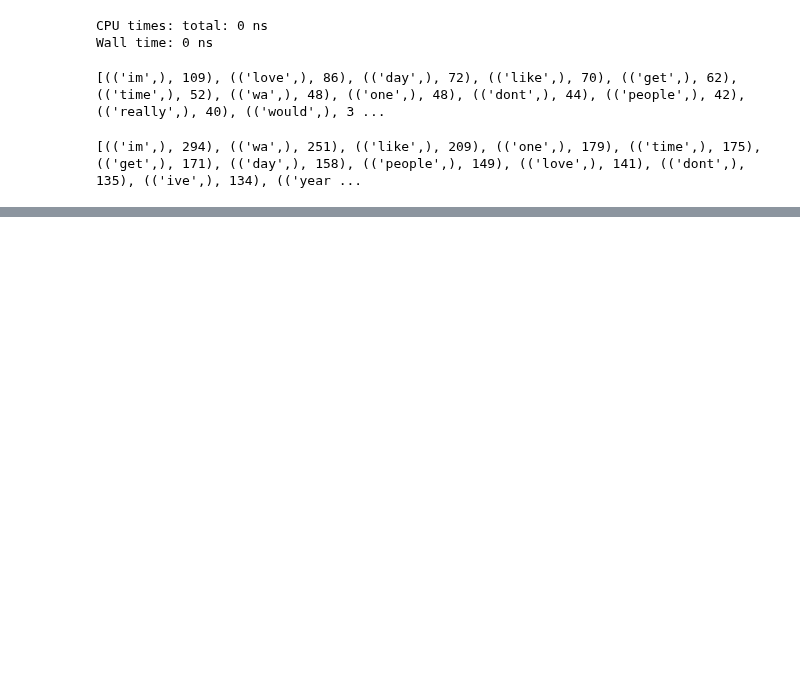
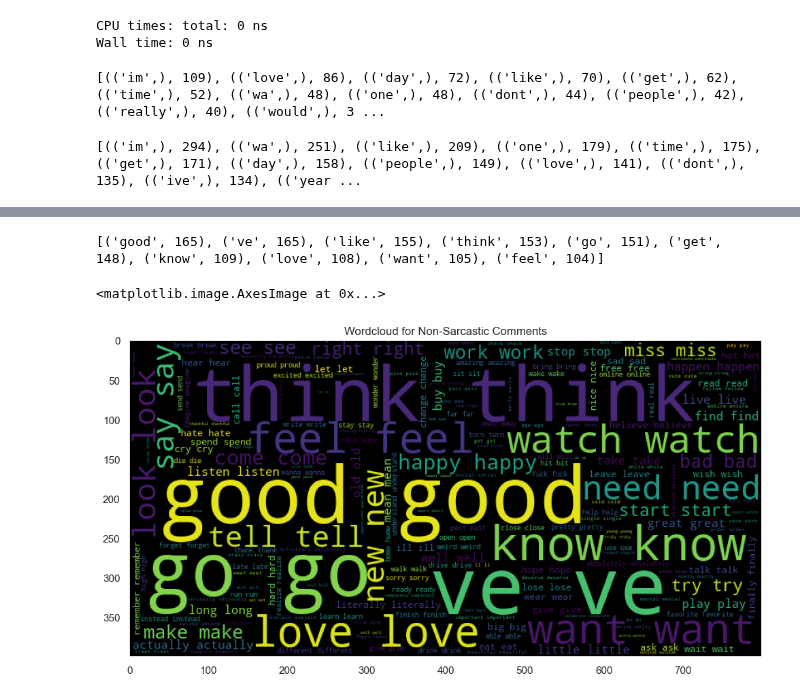
Before and after one commit to omarsrstt/nlp_project, a Jupyter notebook: src/keyword_classifier.ipynb, the cells around one changed output, grey strips where cells are left out. Saved outputs shown, nothing was run; the diff lists cells and outputs as text; code cells hidden in the pictures; blank space fills up the shorter version.

```diff
--- a/src/keyword_classifier.ipynb
+++ b/src/keyword_classifier.ipynb
@@ -362,3 +371,25 @@ defaultdict(<class 'int'>,
+# %%
+non_sarcastic_comments = data.loc[data[label_col_name] == 0, comment_col_name]
+non_sarcastic_keywords = POSKeywordExtractor().keywords(non_sarcastic_comments, n_keywords=15, min_freq=5)
+print(non_sarcastic_keywords)
+# %%
+from wordcloud import WordCloud, STOPWORDS
+print(non_sarcastic_keywords[:10])
+non_sarcastic_keywords_cloud = " ".join(list(Counter(dict(non_sarcastic_keywords)).elements()))
+
+wordcloud = WordCloud(background_color='black', stopwords = STOPWORDS,
+                max_words = 200, max_font_size = 100,
+                random_state = 17, width=800, height=400)
+
+plt.figure(figsize=(12, 12))
+wordcloud.generate(non_sarcastic_keywords_cloud)
+plt.grid(b= False)
+plt.title("Wordcloud for Non-Sarcastic Comments")
+plt.imshow(wordcloud)
+# %% [output]
+[('good', 165), ('ve', 165), ('like', 155), ('think', 153), ('go', 151), ('get', 148), ('know', 109), ('love', 108), ('want', 105), ('feel', 104)]
+<matplotlib.image.AxesImage at 0x...>
+[figure, added]
 # %%
 with open('/srv/shares/NLP/wiki_nlp.txt', 'r') as corpus_file:
     text = corpus_file.read()
```
Also changed, not shown: parts of 4 cells of this notebook.
